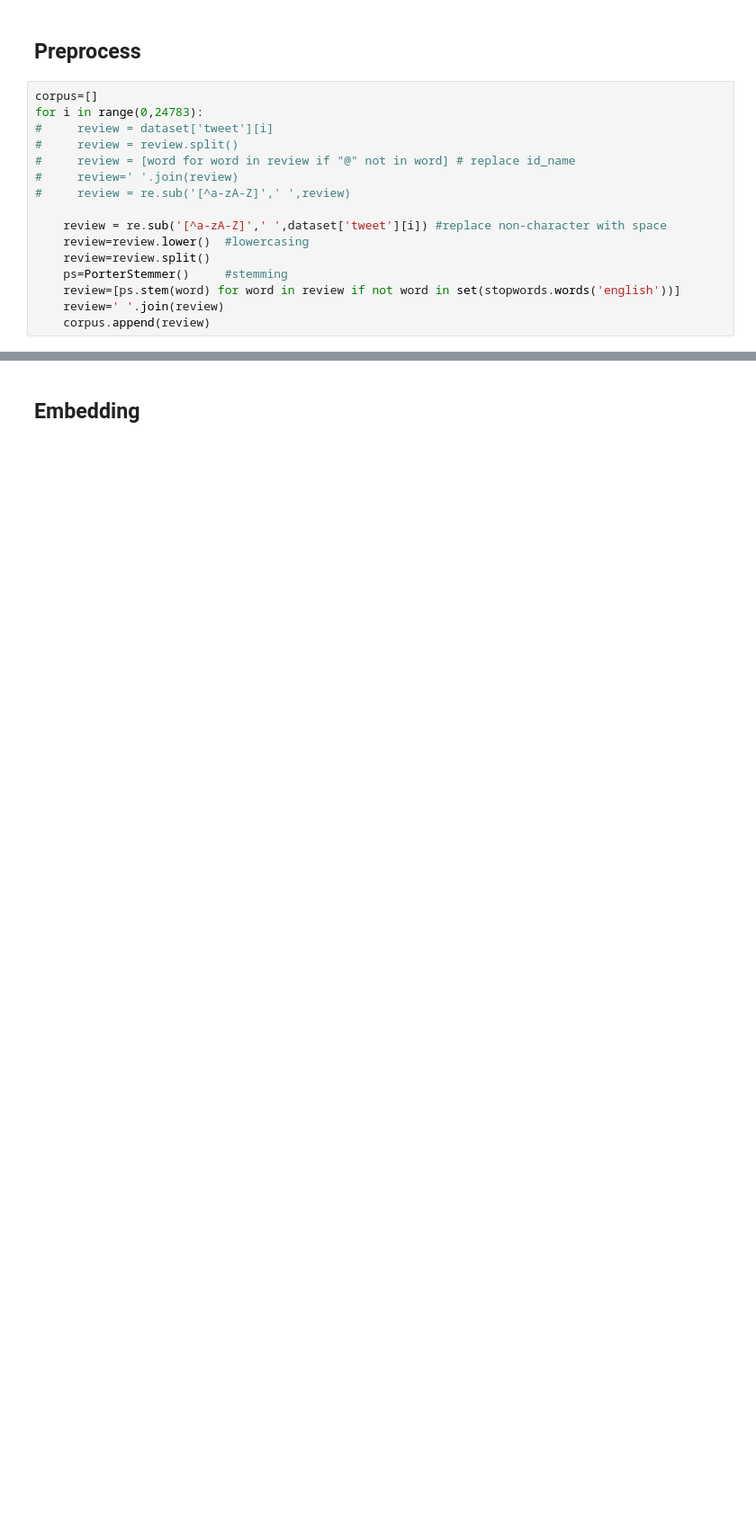
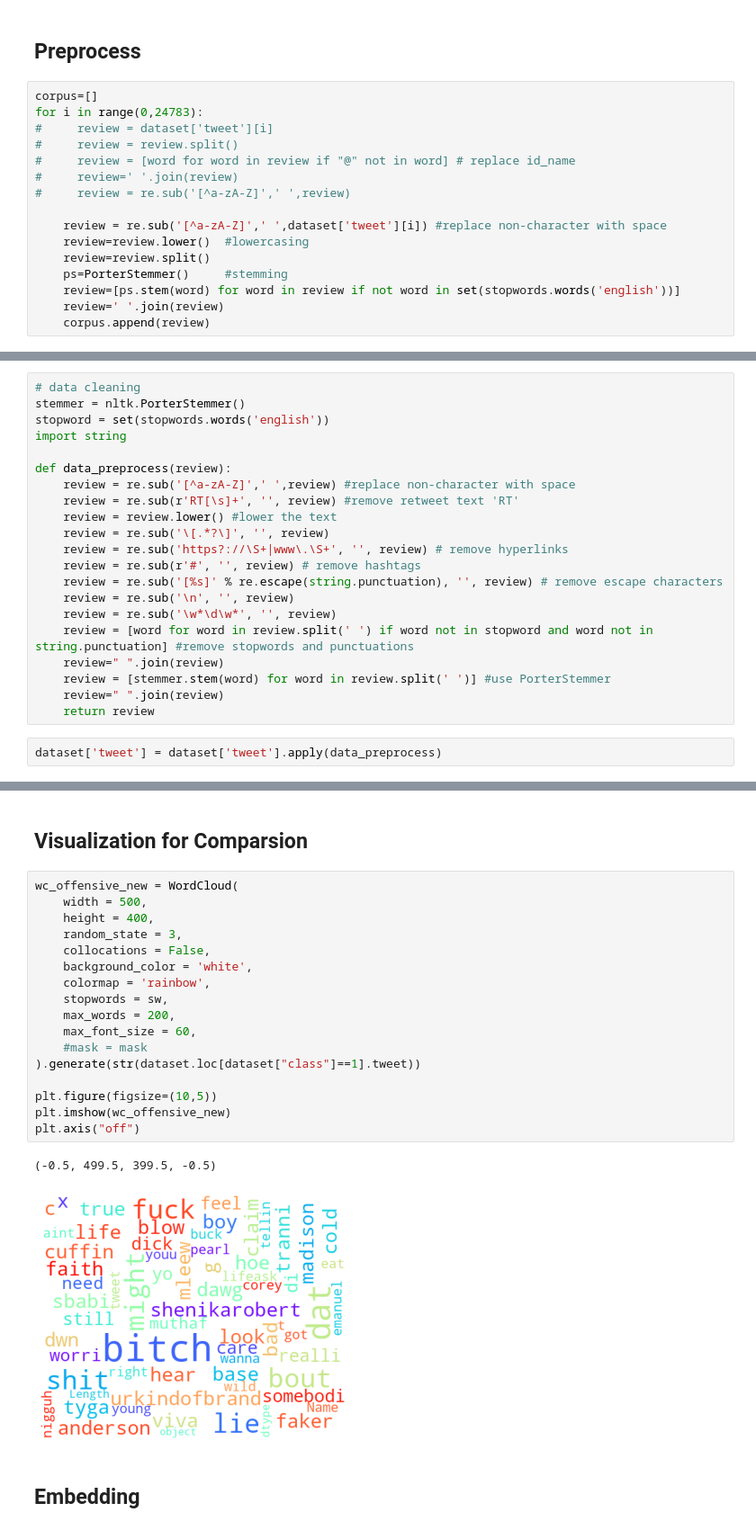
Before and after one commit to Anpan981025/ML_groupproject, a Jupyter notebook: hate_speech_classifier.ipynb, the cells around one changed output, grey strips where cells are left out. Shown at 90% size. Drawn from its saved outputs; the diff is of its cells as text; blank space fills up the shorter version.

```diff
--- a/hate_speech_classifier.ipynb
+++ b/hate_speech_classifier.ipynb
@@ -51,0 +133,23 @@ for i in range(0,24783):
+# %%
+# data cleaning
+stemmer = nltk.PorterStemmer()
+stopword = set(stopwords.words('english'))
+import string
+
+def data_preprocess(review):
+    review = re.sub('[^a-zA-Z]',' ',review) #replace non-character with space
+    review = re.sub(r'RT[\s]+', '', review) #remove retweet text 'RT'
+    review = review.lower() #lower the text
+    review = re.sub('\[.*?\]', '', review)
+    review = re.sub('https?://\S+|www\.\S+', '', review) # remove hyperlinks
+    review = re.sub(r'#', '', review) # remove hashtags
+    review = re.sub('[%s]' % re.escape(string.punctuation), '', review) # remove escape characters
+    review = re.sub('\n', '', review)
+    review = re.sub('\w*\d\w*', '', review)
+    review = [word for word in review.split(' ') if word not in stopword and word not in string.punctuation] #remove stopwords and punctuations
+    review=" ".join(review)
+    review = [stemmer.stem(word) for word in review.split(' ')] #use PorterStemmer
+    review=" ".join(review)
+    return review
+# %%
+dataset['tweet'] = dataset['tweet'].apply(data_preprocess)
@@ -52,3 +165,25 @@ for i in range(0,24783):
+# %% [markdown]
+## Visualization for Comparsion
+# %%
+wc_offensive_new = WordCloud(
+    width = 500,
+    height = 400,
+    random_state = 3,
+    collocations = False,
+    background_color = 'white',
+    colormap = 'rainbow',
+    stopwords = sw,
+    max_words = 200,
+    max_font_size = 60,
+    #mask = mask
+).generate(str(dataset.loc[dataset["class"]==1].tweet))
+
+plt.figure(figsize=(10,5))
+plt.imshow(wc_offensive_new)
+plt.axis("off")
+# %% [output]
+(-0.5, 499.5, 399.5, -0.5)
+[figure, added]
 # %% [markdown]
 ## Embedding
 # %%
```
Also changed, not shown: parts of 13 cells of this notebook, 1 other file.
